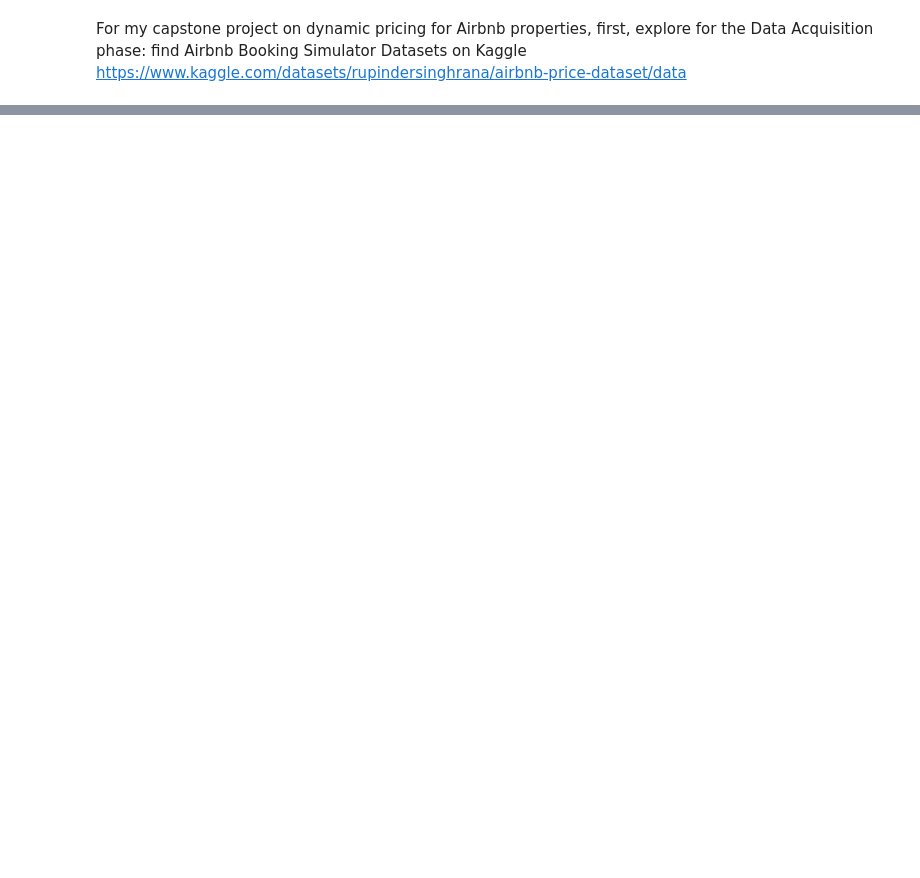
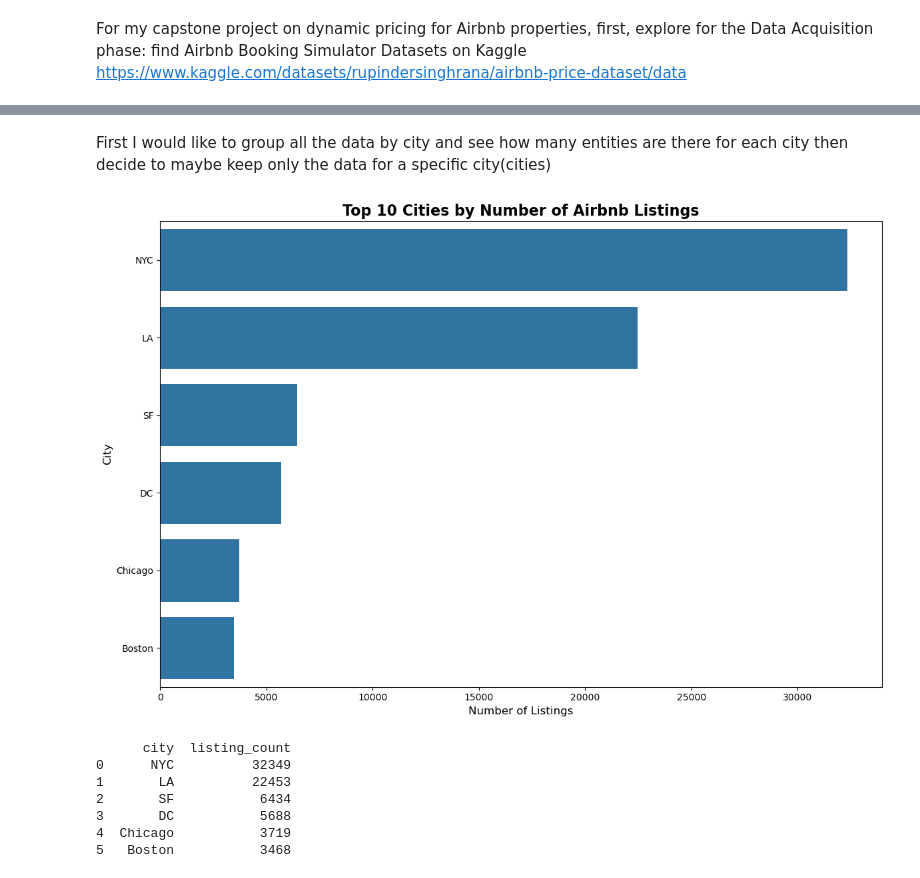
Before and after one commit to JinZgitH/MLAI-capstone-project, a Jupyter notebook: jin_airbnb_pricing.ipynb, the cells around one changed output, grey strips where cells are left out. Cells and saved outputs as stored; diff of their text form; code cells hidden in the pictures; blank space fills up the shorter version.

Commit message:
Update README.md and jin_airbnb_pricing.ipynb

```diff
--- a/jin_airbnb_pricing.ipynb
+++ b/jin_airbnb_pricing.ipynb
@@ -13,0 +38,28 @@ ModuleNotFoundError: No module named 'pandas'
+# %% [markdown]
+First I would like to group all the data by city and see how many entities are there for each city then decide to maybe keep only the data for a specific city(cities)
+# %%
+city_counts = df['city'].value_counts()
+
+plt.figure(figsize=(12, 8))
+top_10_cities = city_counts.head(10)
+sns.barplot(x=top_10_cities.values, y=top_10_cities.index)
+plt.title('Top 10 Cities by Number of Airbnb Listings', fontsize=16, fontweight='bold')
+plt.xlabel('Number of Listings', fontsize=12)
+plt.ylabel('City', fontsize=12)
+plt.tight_layout()
+plt.savefig('image/city_distribution.png', dpi=300, bbox_inches='tight')
+plt.show()
+
+city_counts = city_counts.reset_index()
+city_counts.columns = ['city', 'listing_count']
+
+print(city_counts.head(10))
+# %% [output]
+[figure, added]
+      city  listing_count
+0      NYC          32349
+1       LA          22453
+2       SF           6434
+3       DC           5688
+4  Chicago           3719
+5   Boston           3468
```
Also changed, not shown: parts of 26 cells of this notebook, 1 other file.
